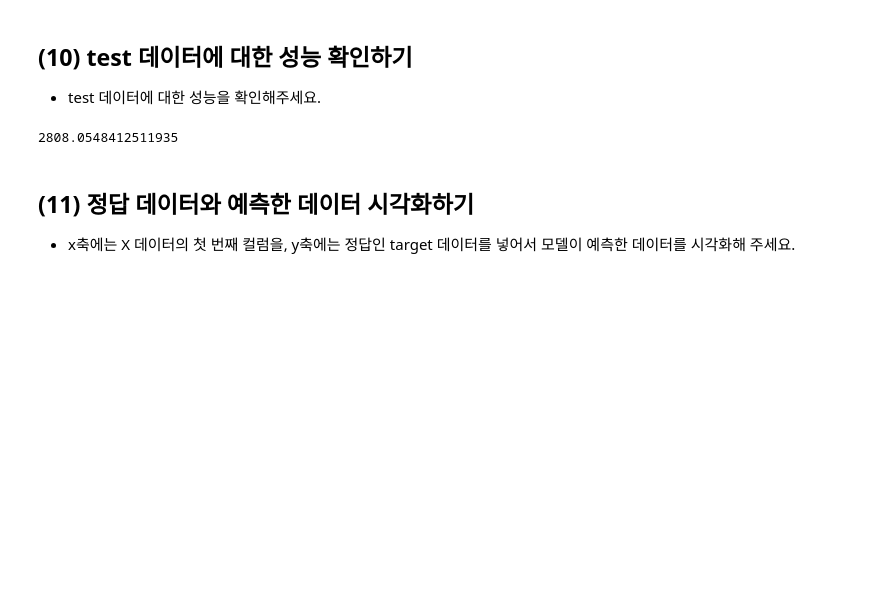
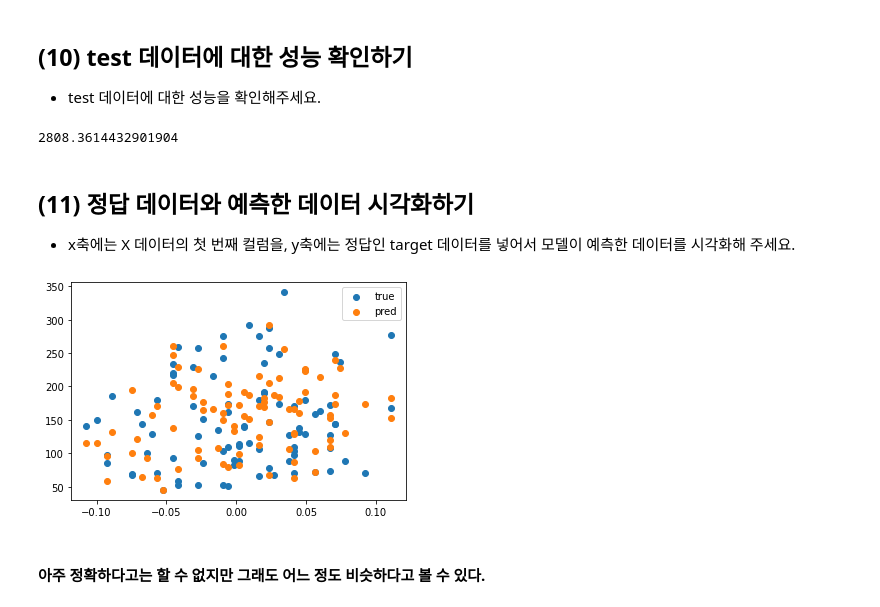
Before and after one commit to nanum9/AIFFEL_online2nd, a Jupyter notebook: [E-04]diabetes_bicycle.ipynb, the cells around one changed output. Drawn from its saved outputs; the diff is of its cells as text; code cells hidden in the pictures; blank space fills up the shorter version.

```diff
--- a/[E-04]diabetes_bicycle.ipynb
+++ b/[E-04]diabetes_bicycle.ipynb
@@ -481,11 +483,11 @@ print("새로운 X 준비완료!")
 # %%
-# train, test 데이터 분리
-from sklearn.model_selection import train_test_split
+# # train, test 데이터 분리
+# from sklearn.model_selection import train_test_split
 
-X_train, X_test, y_train, y_test = train_test_split(X,
-                                                    df_y ,
-                                                    test_size=0.2,
-                                                    random_state=50)
+# X_train, X_test, y_train, y_test = train_test_split(X,
+#                                                     df_y ,
+#                                                     test_size=0.2,
+#                                                     random_state=50)
 
-print(X_train.shape, y_train.shape)
-print(X_test.shape, y_test.shape)
+# print(X_train.shape, y_train.shape)
+# print(X_test.shape, y_test.shape)
@@ -503,13 +507,16 @@ prediction = model(X_test, W, b)
 mse = loss(X_test, W, b, y_test)
 mse
 # %% [output]
-2808.0548412511935
+2808.3614432901904
 # %% [markdown]
 ## (11) 정답 데이터와 예측한 데이터 시각화하기
 - x축에는 X 데이터의 첫 번째 컬럼을, y축에는 정답인 target 데이터를 넣어서 모델이 예측한 데이터를 시각화해 주세요.
 # %%
-# 위에서 했던 것과 같이 X축에는 total_bill을, y 축에는 tip을 두고 시각화를 해 보겠습니다.
 plt.scatter(X_test[:, 0], y_test, label="true")
-plt.scatter(X_test[:, 0], predictions, label="pred")
+plt.scatter(X_test[:, 0], prediction, label="pred")
 plt.legend()
 plt.show()
+# %% [output]
+[figure, added]
+# %% [markdown]
+#### 아주 정확하다고는 할 수 없지만 그래도 어느 정도 비슷하다고 볼 수 있다.
```
Also changed, not shown: parts of 44 cells of this notebook.
